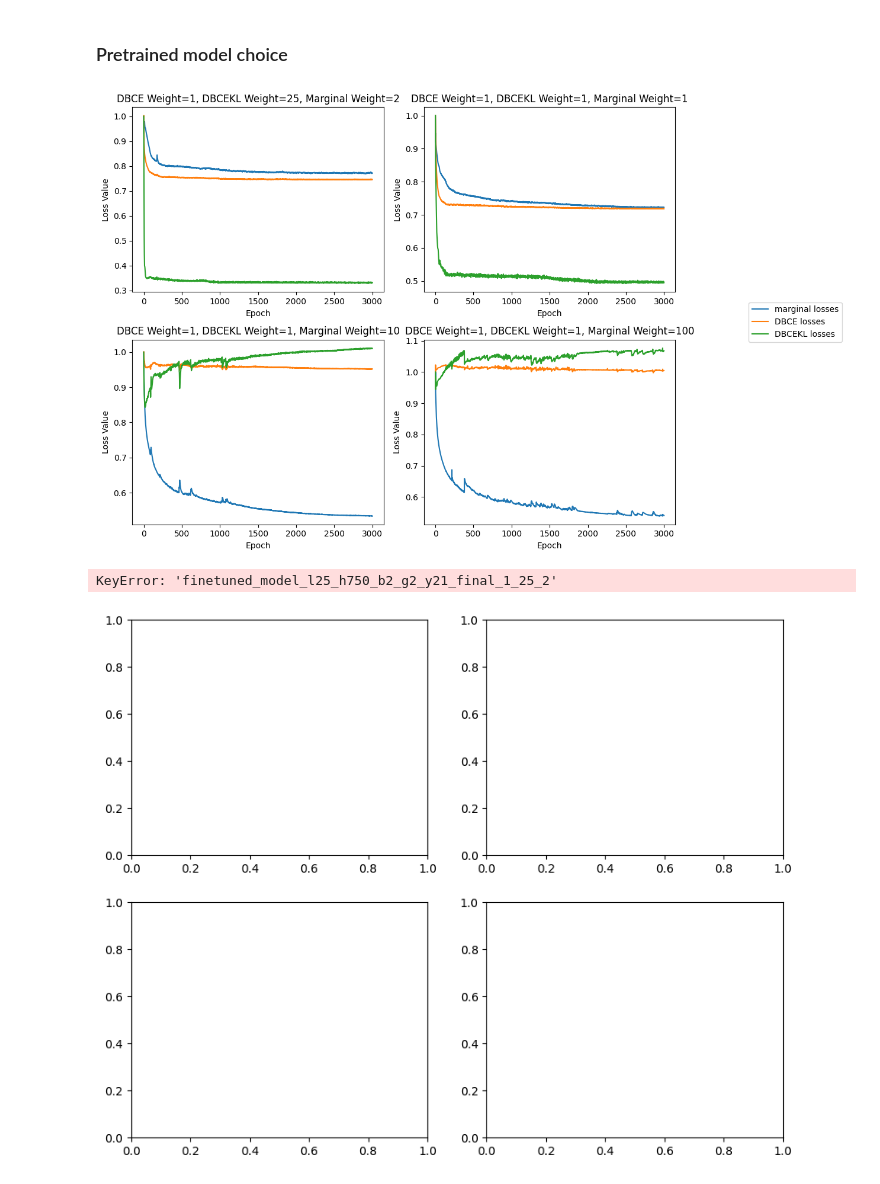
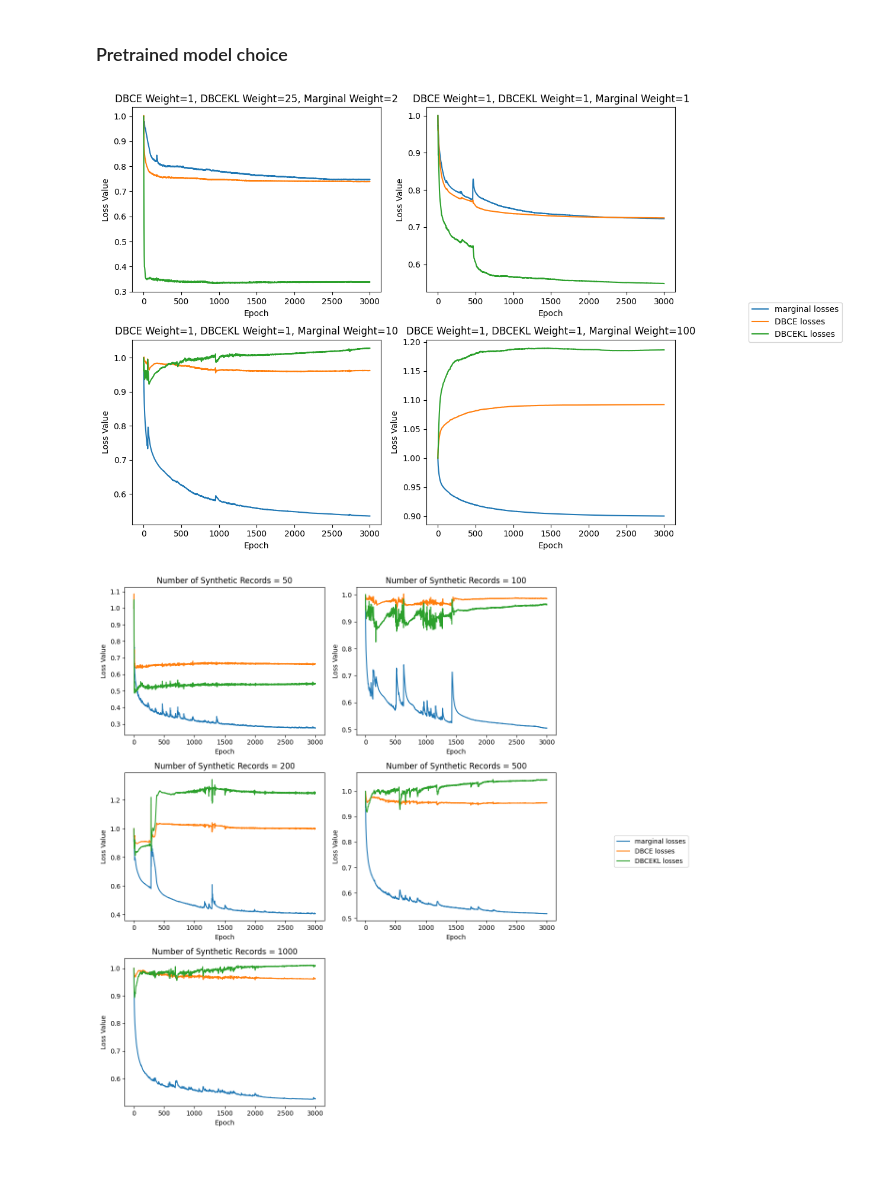
Before and after one commit to fabi-kb/GNN_Project, a Jupyter notebook: finetune_analysis.ipynb, the cells around one changed output. Drawn from its saved outputs; the diff is of its cells as text; code cells hidden in the pictures.

```diff
--- a/finetune_analysis.ipynb
+++ b/finetune_analysis.ipynb
@@ -337,5 +340,5 @@ create_table(marginals, predicted_marginals_cheat, state_marginals, 'table4_chea
 model_names = [m for m in os.listdir('/workspace/finetuned_models/predictions') if 'north' in m]
 model_names.sort()
 print(model_names)
-model_name = model_names[0]
+model_name = 'finetuned_north_carolina_best_1_1_10.pth'
 # %% [output]
@@ -661,31 +733,33 @@ def plot_losses_in_grid(losses, nrows=2, ncols=2, img_name=None):
 # %%
-# Example usage:
 losses_dir = Path('/workspace/finetuned_models/losses')
-losses_jsons = os.listdir(losses_dir)
+losses_jsons = ['finetuned_model_l25_h750_b2_g2_y21_final_1_1_1.json', 'finetuned_model_l25_h750_b2_g2_y21_final_1_1_10.json', 'finetuned_model_l25_h750_b2_g2_y21_final_1_1_100.json', 'finetuned_model_l25_h750_b2_g2_y21_final_1_25_2.json']
+# losses_jsons = [losses_dir/l for l in losses_jsons]
 delaware_losses = {}
 for l in losses_jsons:
-    if 'north_carolina' not in l:
-        with open(losses_dir / l, 'r') as f:
-            delaware_losses[l.removesuffix('.json')] = json.load(f)
+    with open(losses_dir / l, 'r') as f:
+        delaware_losses[str(l).removesuffix('.json')] = json.load(f)
 
 model_names = [m.removesuffix('.pth') for m in model_names]
 
-plot_losses_in_grid(delaware_losses, nrows=2, ncols=2, img_name = 'loss_weights_delaware.png')
+plot_losses_in_grid(delaware_losses, model_names, nrows=2, ncols=2, img_name = 'loss_weights_delaware.png')
 # %% [output]
-[figure, old version]
+[figure, new version]
 # %%
-# Example usage:
 losses_dir = Path('/workspace/finetuned_models/losses')
-losses_jsons = os.listdir(losses_dir)
-nc_losses = {}
+losses_jsons = [
+    'finetuned_model_l25_h750_b2_g2_y21_final_50.json',
+    'finetuned_model_l25_h750_b2_g2_y21_final_100.json',
+    'finetuned_model_l25_h750_b2_g2_y21_final_200.json',
+    'finetuned_model_l25_h750_b2_g2_y21_final_500.json',
+    'finetuned_model_l25_h750_b2_g2_y21_final_1000.json',
+    ]
+n_pop_losses = {}
 for l in losses_jsons:
-    if 'north_carolina' in l:
-        with open(losses_dir / l, 'r') as f:
-            nc_losses[l.removesuffix('.json')] = json.load(f)
+    with open(losses_dir / l, 'r') as f:
+        n_pop_losses[l.removesuffix('.json')] = json.load(f)
 
-model_names = [m.removesuffix('.pth') for m in model_names]
+model_names = [m.removesuffix('.json') for m in losses_jsons]
 
-plot_losses_in_grid(nc_losses, nrows=2, ncols=2, img_name = 'loss_weights_nc.png')
+plot_npop_losses(n_pop_losses, model_names, nrows=3, ncols=2, img_name = 'loss_weights_n_pop.png')
 # %% [output]
-KeyError: 'finetuned_model_l25_h750_b2_g2_y21_final_1_25_2'
-[figure, old version]
+[figure, new version]
```
Also changed, not shown: parts of 11 cells of this notebook, 2 other files.
